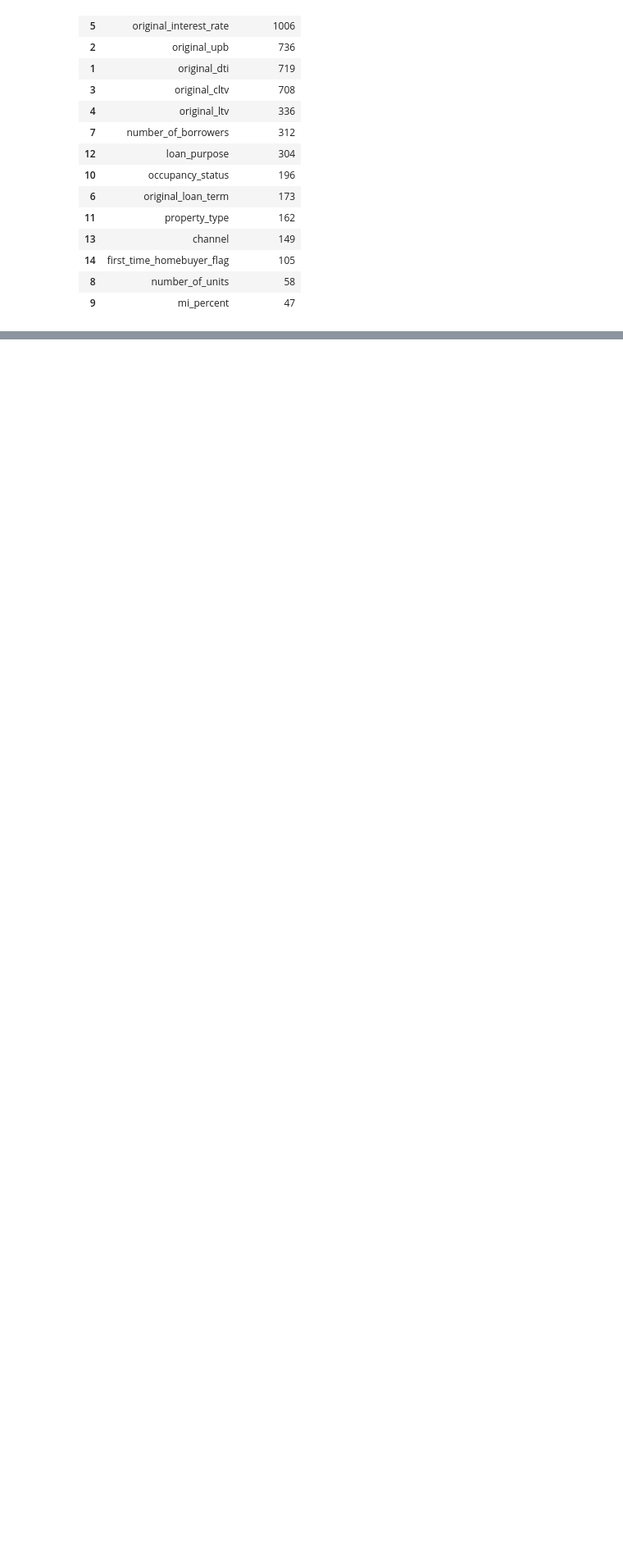
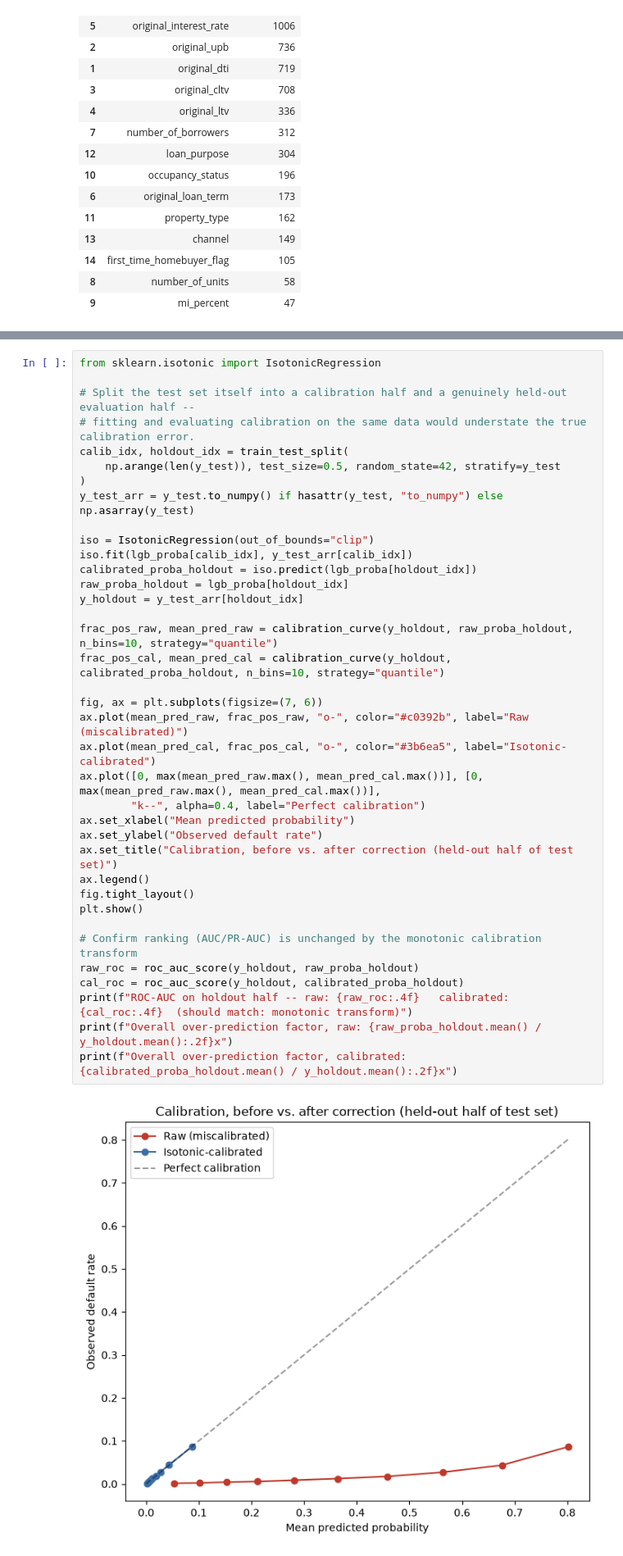
Before and after one commit to hemanthvnp/ArthaDhruva, a Jupyter notebook: notebooks/default_risk_model.ipynb, the cells around one changed output, grey strips where cells are left out. Shown at 82% size. Saved outputs shown, nothing was run; the diff lists cells and outputs as text; blank space fills up the shorter version.

```diff
--- a/notebooks/default_risk_model.ipynb
+++ b/notebooks/default_risk_model.ipynb
@@ -201,0 +250,39 @@ importance.sort_values("importance", ascending=False)
+# %%
+from sklearn.isotonic import IsotonicRegression
+
+# Split the test set itself into a calibration half and a genuinely held-out evaluation half --
+# fitting and evaluating calibration on the same data would understate the true calibration error.
+calib_idx, holdout_idx = train_test_split(
+    np.arange(len(y_test)), test_size=0.5, random_state=42, stratify=y_test
+)
+y_test_arr = y_test.to_numpy() if hasattr(y_test, "to_numpy") else np.asarray(y_test)
+
+iso = IsotonicRegression(out_of_bounds="clip")
+iso.fit(lgb_proba[calib_idx], y_test_arr[calib_idx])
+calibrated_proba_holdout = iso.predict(lgb_proba[holdout_idx])
+raw_proba_holdout = lgb_proba[holdout_idx]
+y_holdout = y_test_arr[holdout_idx]
+
+frac_pos_raw, mean_pred_raw = calibration_curve(y_holdout, raw_proba_holdout, n_bins=10, strategy="quantile")
+frac_pos_cal, mean_pred_cal = calibration_curve(y_holdout, calibrated_proba_holdout, n_bins=10, strategy="quantile")
+
+fig, ax = plt.subplots(figsize=(7, 6))
+ax.plot(mean_pred_raw, frac_pos_raw, "o-", color="#c0392b", label="Raw (miscalibrated)")
+ax.plot(mean_pred_cal, frac_pos_cal, "o-", color="#3b6ea5", label="Isotonic-calibrated")
+ax.plot([0, max(mean_pred_raw.max(), mean_pred_cal.max())], [0, max(mean_pred_raw.max(), mean_pred_cal.max())],
+        "k--", alpha=0.4, label="Perfect calibration")
+ax.set_xlabel("Mean predicted probability")
+ax.set_ylabel("Observed default rate")
+ax.set_title("Calibration, before vs. after correction (held-out half of test set)")
+ax.legend()
+fig.tight_layout()
+plt.show()
+
+# Confirm ranking (AUC/PR-AUC) is unchanged by the monotonic calibration transform
+raw_roc = roc_auc_score(y_holdout, raw_proba_holdout)
+cal_roc = roc_auc_score(y_holdout, calibrated_proba_holdout)
+print(f"ROC-AUC on holdout half -- raw: {raw_roc:.4f}   calibrated: {cal_roc:.4f}  (should match: monotonic transform)")
+print(f"Overall over-prediction factor, raw: {raw_proba_holdout.mean() / y_holdout.mean():.2f}x")
+print(f"Overall over-prediction factor, calibrated: {calibrated_proba_holdout.mean() / y_holdout.mean():.2f}x")
+# %% [output]
+[figure, added]
```
Also changed, not shown: parts of 5 cells of this notebook, 34 other files.
